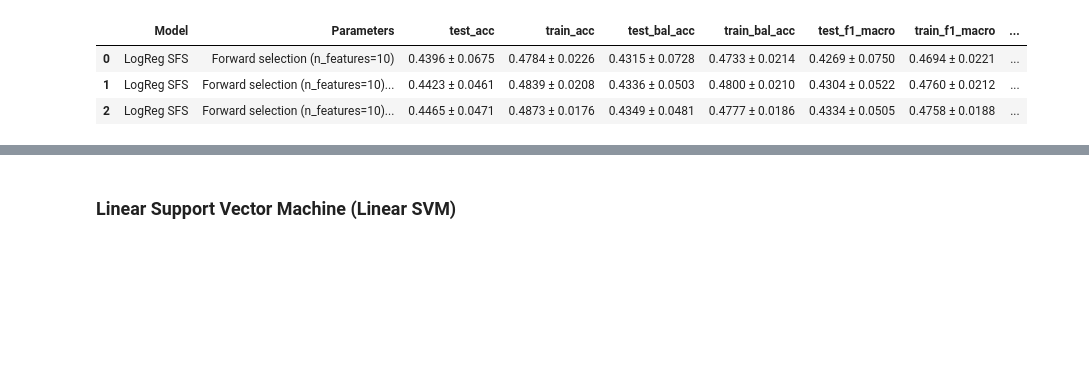
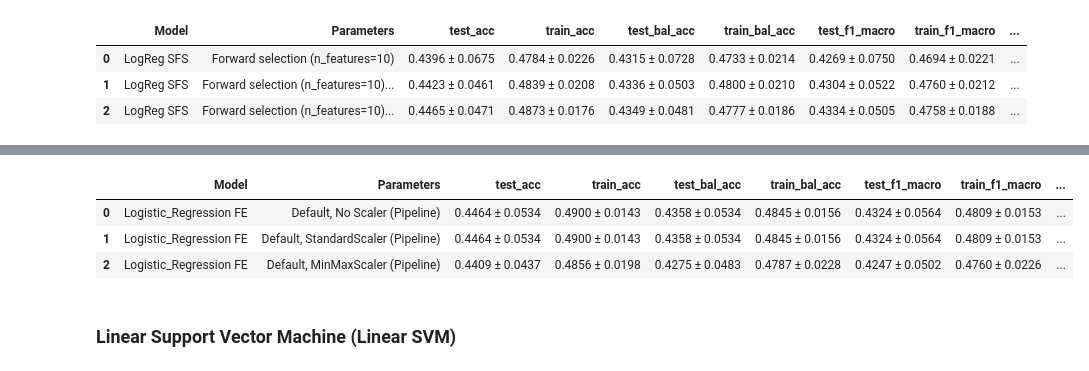
Before and after one commit to fserracrespi/PD_Project_UofL, a Jupyter notebook: PD_DATA/MODELS DEVELOPMENT/MODEL_DEVELOPMENT/Motor_model.ipynb, the cells around one changed output, grey strips where cells are left out. Drawn from its saved outputs; the diff is of its cells as text; code cells hidden in the pictures; blank space fills up the shorter version.

```diff
--- a/PD_DATA/MODELS DEVELOPMENT/MODEL_DEVELOPMENT/Motor_model.ipynb
+++ b/PD_DATA/MODELS DEVELOPMENT/MODEL_DEVELOPMENT/Motor_model.ipynb
@@ -477,0 +379,2 @@ Please also refer to the documentation for alternative solver options:
+# %%
+LogReg_model = LogisticRegression(class_weight="balanced", max_iter=1000, penalty="l2", solver="lbfgs")
@@ -598,3 +715,81 @@ Please also refer to the documentation for alternative solver options:
+# %%
+
+# 1) NO SCALER
+pipe_yj_none = Pipeline([
+    ("power", PowerTransformer(method="yeo-johnson")),
+    ("clf", LogReg_model)
+])
+
+results_none = cross_validate(
+    pipe_yj_none,
+    X_train,
+    y_train,
+    cv=skf,
+    scoring=scoring,
+    return_train_score=True
+)
+
+df_1 = cv_results_to_row(
+    results_none,
+    modelo_name="Logistic_Regression FE",
+    parameters="Default, No Scaler (Pipeline)",
+    sep=" ± "
+)
+
+# 2) StandardScaler
+pipe_yj_ss = Pipeline([
+    ("power", PowerTransformer(method="yeo-johnson")),
+    ("scaler", StandardScaler()),
+    ("clf", LogReg_model)
+])
+
+
+results_ss = cross_validate(
+    pipe_yj_ss,
+    X_train,
+    y_train,
+    cv=skf,
+    scoring=scoring,
+    return_train_score=True
+)
+
+df_2 = cv_results_to_row(
+    results_ss,
+    modelo_name="Logistic_Regression FE",
+    parameters="Default, StandardScaler (Pipeline)",
+    sep=" ± "
+)
+
+# 3) MinMaxScaler
+pipe_yj_mm = Pipeline([
+    ("power", PowerTransformer(method="yeo-johnson")),
+    ("scaler", MinMaxScaler()),
+    ("clf", LogReg_model)
+])
+
+results_mm = cross_validate(
+    pipe_yj_mm,
+    X_train,
+    y_train,
+    cv=skf,
+    scoring=scoring,
+    return_train_score=True
+)
+
+df_3 = cv_results_to_row(
+    results_mm,
+    modelo_name="Logistic_Regression FE",
+    parameters="Default, MinMaxScaler (Pipeline)",
+    sep=" ± "
+)
+
+final_results_lr_fe = pd.concat([df_1, df_2, df_3], ignore_index=True)
+final_results_lr_fe
+# %% [output]
+|  | Model | Parameters | test_acc | train_acc | test_bal_acc | train_bal_acc | test_f1_macro | train_f1_macro | ... |
+| 0 | Logistic_Regression FE | Default, No Scaler (Pipeline) | 0.4464 ± 0.0534 | 0.4900 ± 0.0143 | 0.4358 ± 0.0534 | 0.4845 ± 0.0156 | 0.4324 ± 0.0564 | 0.4809 ± 0.0153 | ... |
+| 1 | Logistic_Regression FE | Default, StandardScaler (Pipeline) | 0.4464 ± 0.0534 | 0.4900 ± 0.0143 | 0.4358 ± 0.0534 | 0.4845 ± 0.0156 | 0.4324 ± 0.0564 | 0.4809 ± 0.0153 | ... |
+| 2 | Logistic_Regression FE | Default, MinMaxScaler (Pipeline) | 0.4409 ± 0.0437 | 0.4856 ± 0.0198 | 0.4275 ± 0.0483 | 0.4787 ± 0.0228 | 0.4247 ± 0.0502 | 0.4760 ± 0.0226 | ... |
 # %% [markdown]
 ### Linear Support Vector Machine (Linear SVM)
 # %%
```
Also changed, not shown: parts of 35 cells of this notebook, 2 other files.
